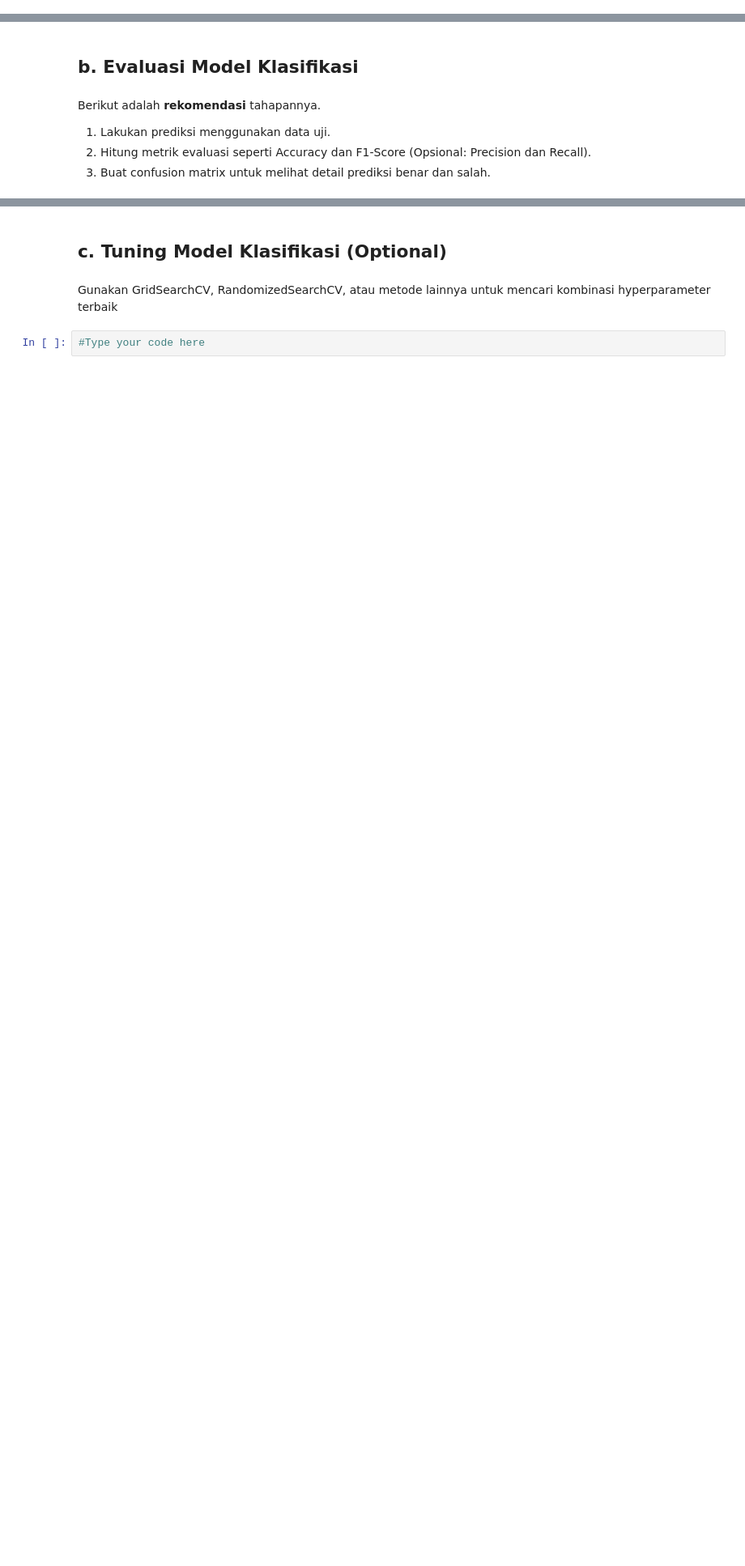
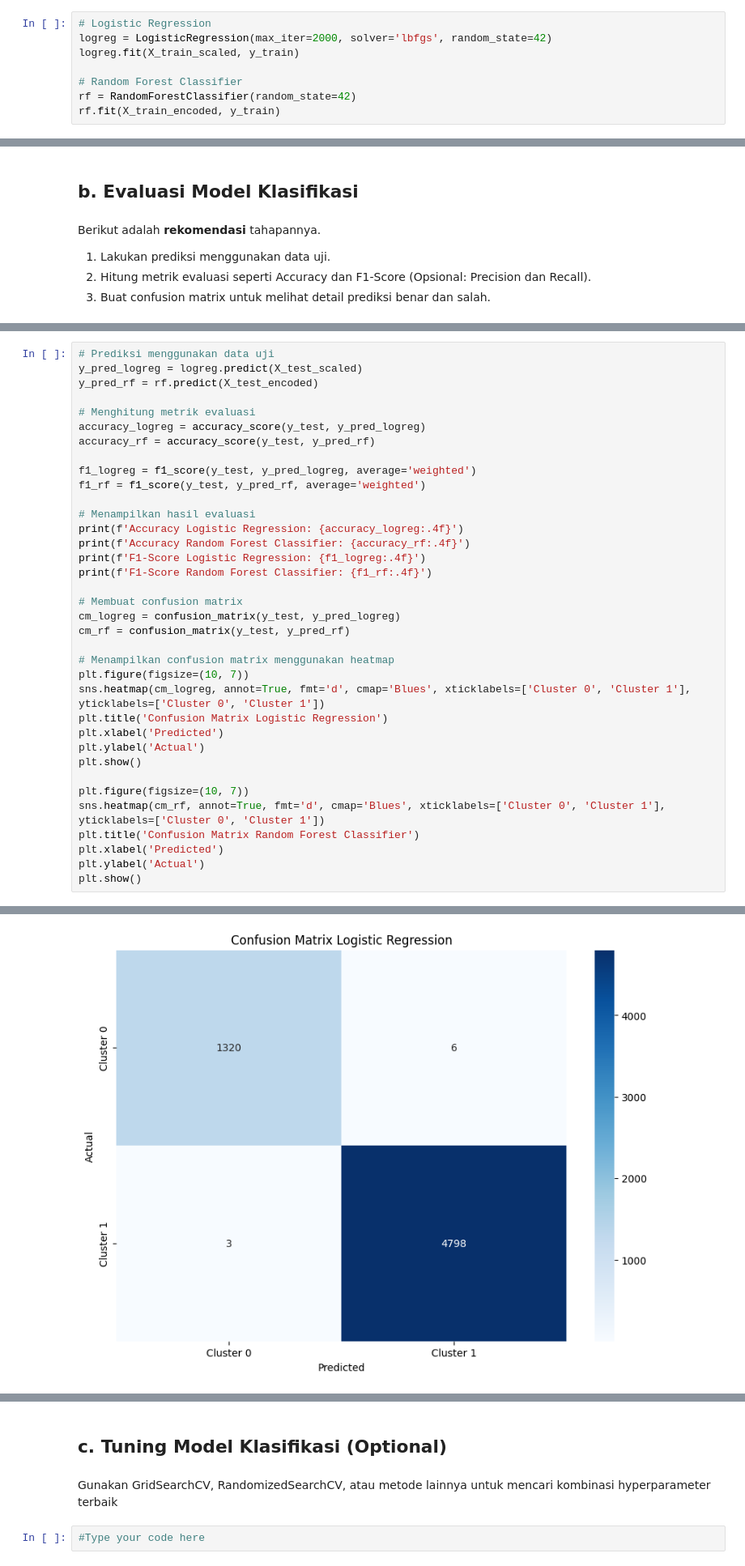
Before and after one commit to rizalgianf/Proyek-ML-Clustering_Klasifikasi, a Jupyter notebook: [Klasifikasi]_Submission_Akhir_BMLP_Rizal.ipynb, the cells around one changed output, grey strips where cells are left out. Shown: that part at 81% size. Saved outputs shown, nothing was run; the diff lists cells and outputs as text; blank space fills up the shorter version.

```diff
--- a/[Klasifikasi]_Submission_Akhir_BMLP_Rizal.ipynb
+++ b/[Klasifikasi]_Submission_Akhir_BMLP_Rizal.ipynb
@@ -100,0 +57,8 @@ Setelah parameter grid disiapkan, **GridSearchCV** digunakan untuk mencari param
+# %%
+# Logistic Regression
+logreg = LogisticRegression(max_iter=2000, solver='lbfgs', random_state=42)
+logreg.fit(X_train_scaled, y_train)
+
+# Random Forest Classifier
+rf = RandomForestClassifier(random_state=42)
+rf.fit(X_train_encoded, y_train)
@@ -142,0 +102,37 @@ Tulis hasil evaluasi algoritma yang digunakan, jika Anda menggunakan 2 algoritma
+# %%
+# Prediksi menggunakan data uji
+y_pred_logreg = logreg.predict(X_test_scaled)
+y_pred_rf = rf.predict(X_test_encoded)
+
+# Menghitung metrik evaluasi
+accuracy_logreg = accuracy_score(y_test, y_pred_logreg)
+accuracy_rf = accuracy_score(y_test, y_pred_rf)
+
+f1_logreg = f1_score(y_test, y_pred_logreg, average='weighted')
+f1_rf = f1_score(y_test, y_pred_rf, average='weighted')
+
+# Menampilkan hasil evaluasi
+print(f'Accuracy Logistic Regression: {accuracy_logreg:.4f}')
+print(f'Accuracy Random Forest Classifier: {accuracy_rf:.4f}')
+print(f'F1-Score Logistic Regression: {f1_logreg:.4f}')
+print(f'F1-Score Random Forest Classifier: {f1_rf:.4f}')
+
+# Membuat confusion matrix
+cm_logreg = confusion_matrix(y_test, y_pred_logreg)
+cm_rf = confusion_matrix(y_test, y_pred_rf)
+
+# Menampilkan confusion matrix menggunakan heatmap
+plt.figure(figsize=(10, 7))
+sns.heatmap(cm_logreg, annot=True, fmt='d', cmap='Blues', xticklabels=['Cluster 0', 'Cluster 1'], yticklabels=['Cluster 0', 'Cluster 1'])
+plt.title('Confusion Matrix Logistic Regression')
+plt.xlabel('Predicted')
+plt.ylabel('Actual')
+plt.show()
+
+plt.figure(figsize=(10, 7))
+sns.heatmap(cm_rf, annot=True, fmt='d', cmap='Blues', xticklabels=['Cluster 0', 'Cluster 1'], yticklabels=['Cluster 0', 'Cluster 1'])
+plt.title('Confusion Matrix Random Forest Classifier')
+plt.xlabel('Predicted')
+plt.ylabel('Actual')
+plt.show()
+# %% [output]
@@ -142,0 +143 @@ Tulis hasil evaluasi algoritma yang digunakan, jika Anda menggunakan 2 algoritma
+[figure, added]
```
Also changed, not shown: parts of 13 cells of this notebook.
